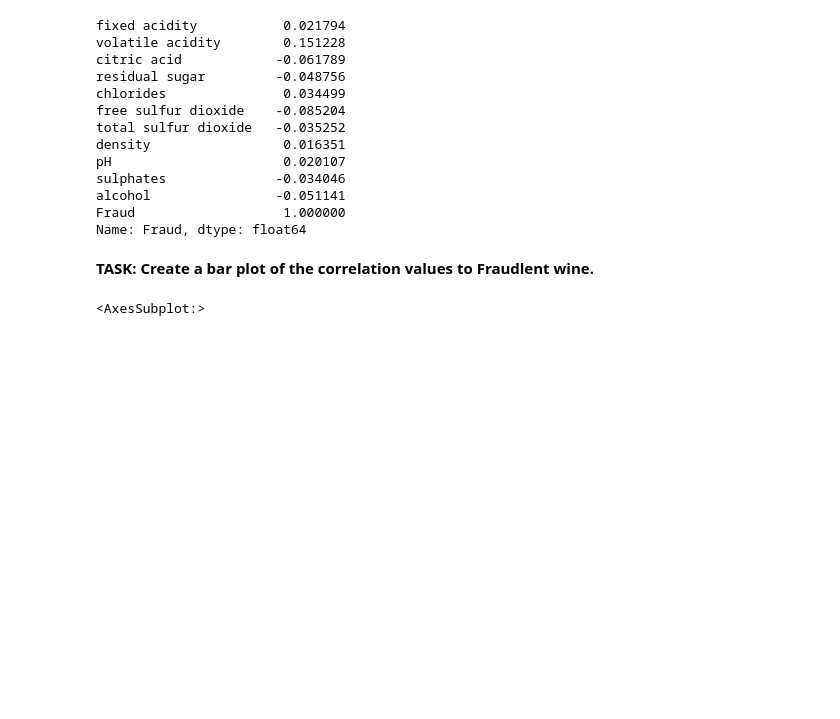
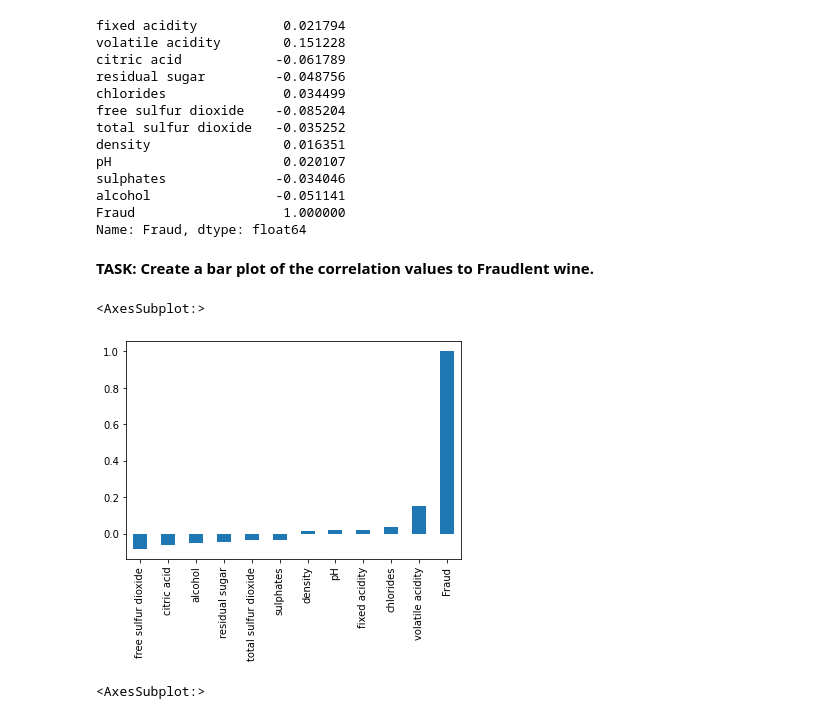
Before and after one commit to alpha-nero1/2021-Python-for-Machine-Learning-Data-Science-Masterclass, a Jupyter notebook: 13-Support-Vector-Machines/02-SVM-Project-Exercise.ipynb, the cells around one changed output. Saved outputs shown, nothing was run; the diff lists cells and outputs as text; code cells hidden in the pictures; blank space fills up the shorter version.

```diff
--- a/13-Support-Vector-Machines/02-SVM-Project-Exercise.ipynb
+++ b/13-Support-Vector-Machines/02-SVM-Project-Exercise.ipynb
@@ -89,0 +108,4 @@ Percentage of fraud in White Wines:
+# %%
+# CODE HERE
+# Use map with dict value
+df['Fraud'] = df['quality'].map({ 'Legit': 0, 'Fraud': 1})
@@ -106,3 +144,7 @@ Name: Fraud, dtype: float64
 **TASK: Create a bar plot of the correlation values to Fraudlent wine.**
 # %%
 # CODE HERE
+df.corr()['Fraud'].sort_values().plot(kind='bar')
+# %% [output]
+<AxesSubplot:>
+[figure, added]
```
Also changed, not shown: parts of 32 cells of this notebook, 9 other files.
